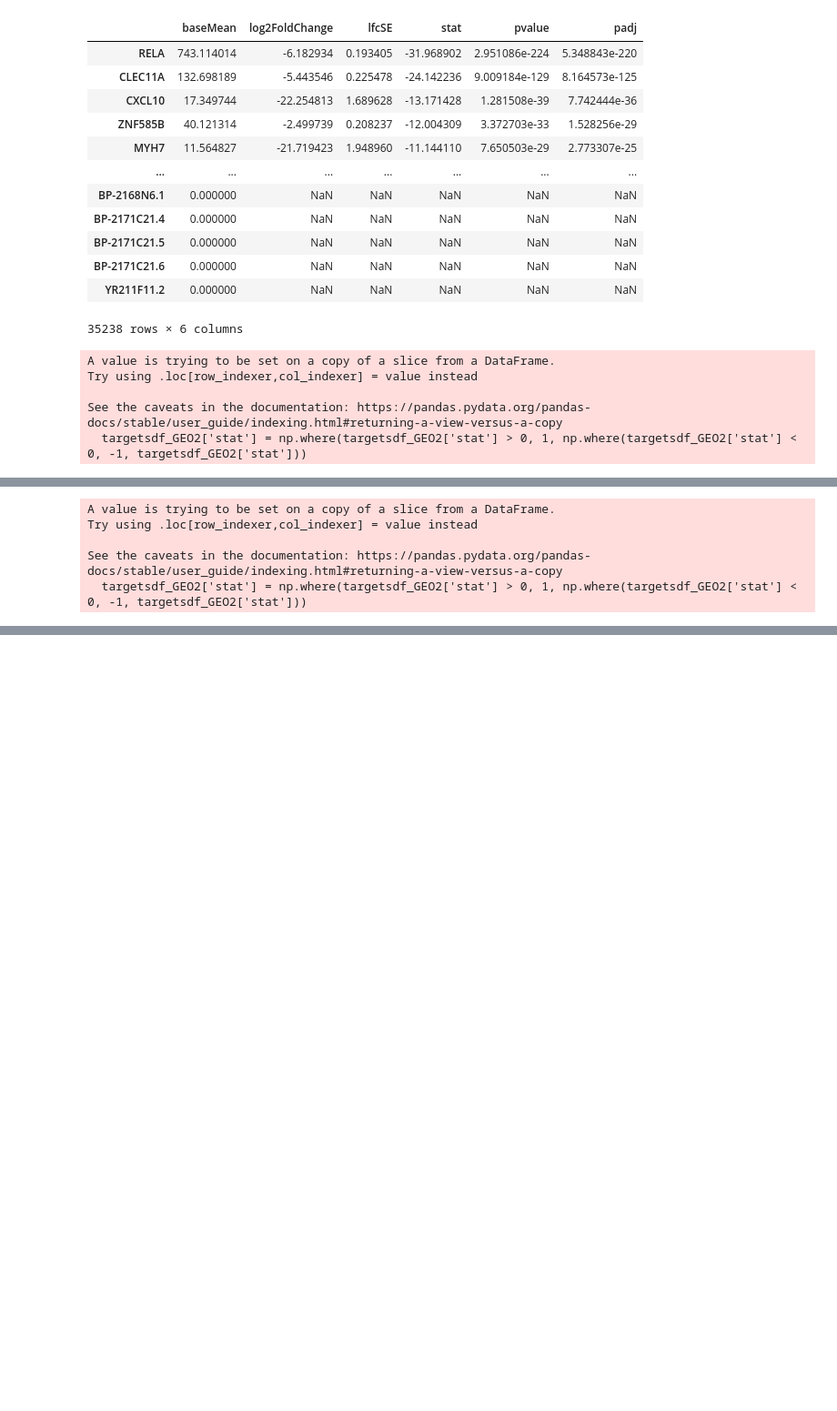
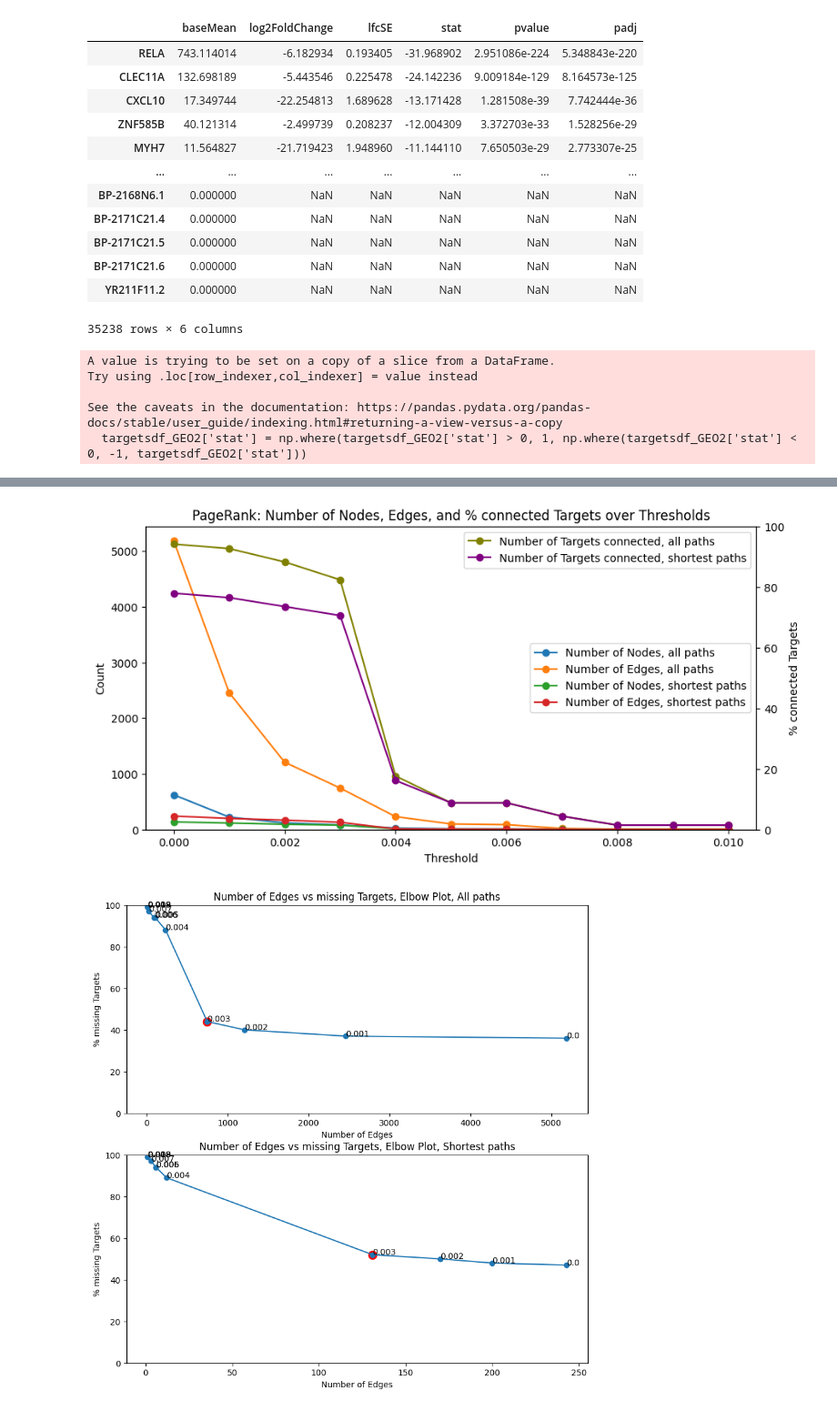
Before and after one commit to saezlab/uptown, a Jupyter notebook: data_applications.ipynb, the cells around one changed output, grey strips where cells are left out. Shown: that part at 91% size. Drawn from its saved outputs; the diff is of its cells as text; code cells hidden in the pictures; blank space fills up the shorter version.

```diff
--- a/data_applications.ipynb
+++ b/data_applications.ipynb
@@ -481,12 +340,0 @@ de_GEO2_subset = de_GEO2.head(100)
-# %%
-targetsdf_GEO2 = de_GEO2_subset[['stat']]
-
-targetsdf_GEO2['stat'] = np.where(targetsdf_GEO2['stat'] > 0, 1, np.where(targetsdf_GEO2['stat'] < 0, -1, targetsdf_GEO2['stat']))
-
-target_GEO2 = targetsdf_GEO2['stat'].to_dict()
-# %% [output]
-A value is trying to be set on a copy of a slice from a DataFrame.
-Try using .loc[row_indexer,col_indexer] = value instead
-
-See the caveats in the documentation: https://pandas.pydata.org/pandas-docs/stable/user_guide/indexing.html#returning-a-view-versus-a-copy
-  targetsdf_GEO2['stat'] = np.where(targetsdf_GEO2['stat'] > 0, 1, np.where(targetsdf_GEO2['stat'] < 0, -1, targetsdf_GEO2['stat']))
@@ -509,22 +346,3 @@ G3P_solver.pagerank_solver(personalize_for='target')
-# %%
-threshold = 0.01
-while threshold >=0:
-    G3P_solver.label = 'pagerank'
-    G3P_solver.threshold = threshold
-    G3P_solver.compute_overlap()
-    G3P_solver.all_paths(cutoff=3)
-    G3P_solver.sign_consistency_check(G3P_solver.all_paths_res)
-    G3P_solver.shortest_paths()
-    threshold = round(threshold - 0.001, 3)
-# %%
-threshold = 0.01
-while threshold >=0:
-    G3P_solver.label = 'pagerank'
-    G3P_solver.threshold = threshold
-    G3P_solver.compute_overlap()
-    G3P_solver.shortest_paths()
-    G3P_solver.sign_consistency_check(G3P_solver.shortest_paths_res)
-    threshold = round(threshold - 0.001, 3)
 # %%
-G3P_solver.runinfo_df
+G3P_solver.network_batchrun()
 # %% [output]
@@ -547,0 +349,2 @@ G3P_solver.runinfo_df
+[figure, added]
+[figure, added]
```
Also changed, not shown: parts of 43 cells of this notebook, 1 other file.
